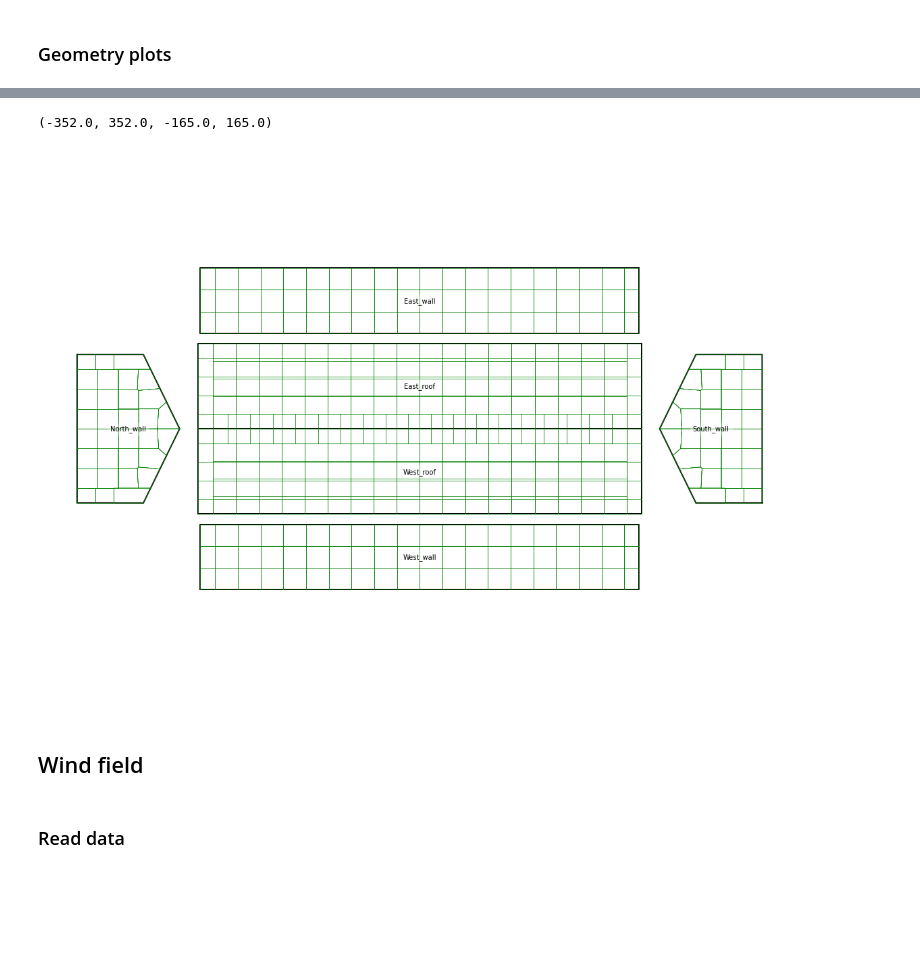
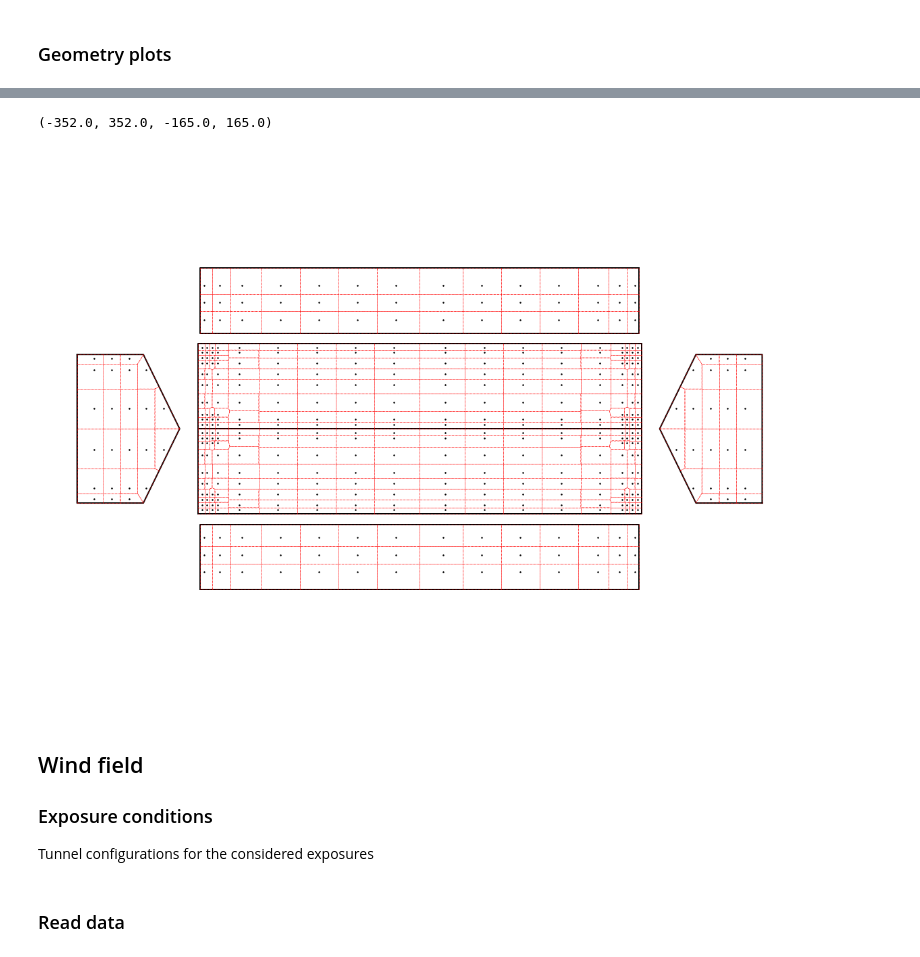
Before and after one commit to Tsinuel/windCalc, a Jupyter notebook: src/lab_NRC_NB.ipynb, the cells around one changed output, grey strips where cells are left out. Drawn from its saved outputs; the diff is of its cells as text; code cells hidden in the pictures; blank space fills up the shorter version.

```diff
--- a/src/lab_NRC_NB.ipynb
+++ b/src/lab_NRC_NB.ipynb
@@ -31,12 +96,24 @@ saveFigs = False
 # %%
-H = 80  # average roof height
-Hr = 97.5  # ridge height
-He = 62.5  # eaves height
+H = 80*wind.mm2m  # average roof height
+Hr = 97.5*wind.mm2m  # ridge height
+He = 62.5*wind.mm2m  # eaves height
 Havg = np.mean([Hr, He])
-B = 410
-D = 138.7
+B = 410*wind.mm2m
+D = 138.7*wind.mm2m
 alpha = 26.1  # roof slope
 
-lScl=0.01
+lScl=1/100.0
+vScl=1/2.78
+tScl=lScl
 
-badTaps = None
+badTaps = {
+    caseNames[0]: [],
+    caseNames[1]: [],
+    caseNames[2]: [],
+    caseNames[3]: [],
+    caseNames[4]: [],
+    caseNames[5]: [],
+    caseNames[6]: [],
+}
+
+print(Havg)
@@ -256,10 +337,10 @@ Indecies of panels within nominalPanelArea within zone with tap weights that do
 # %%
-bldg = wind.bldgCp(bldgName='NRC-NB_1to100_UWO',
+bldg_iso = wind.bldgCp(bldgName='NRC-NB_1to100_UWO',
                 faces=faces,
                 H=H,D=D,B=B,roofSlope=alpha,lScl=lScl,
                 caseName='Basic_No_Portico',
                 badTaps=badTaps,
                 )
-print(bldg.error_in_panels)
-print(bldg.error_in_zones)
+print(bldg_iso.error_in_panels)
+print(bldg_iso.error_in_zones)
 # %% [output]
@@ -298,22 +351,27 @@ print(data)
 # %%
 fig = plt.figure(figsize=[20,15])
 ax = fig.add_subplot()
 
-bldg.plotEdges(ax=ax,showName=True)
-# bldg.plotZones(ax=ax)
-# bldg.plotTaps(ax=ax,showTapNo=False)
-# bldg.plotTribs(ax=ax)
-bldg.plotPanels(ax=ax,aIdx=2)
+bldg_iso.plotEdges(ax=ax,showName=False)
+bldg_iso.plotTaps(ax=ax,showTapNo=False)
+# bldg_iso.plotZones(ax=ax)
+
+bldg_iso.plotTribs(ax=ax)
+# bldg_iso.plotPanels(ax=ax,aIdx=2)
 
 ax.axis('equal')
 ax.axis('off')
 # if saveFigs:
     # fig.savefig(figDir+"tapLayout.svg",format='svg',dpi=1200, bbox_inches='tight')
 # %% [output]
 (-352.0, 352.0, -165.0, 165.0)
-[figure, old version]
+[figure, new version]
-# %% [markdown]
-## Wind field
+# %% [markdown]
+## Wind field
+
+### Exposure conditions
+
+Tunnel configurations for the considered exposures
 # %% [markdown]
 ### Read data
 # %%
```
Also changed, not shown: parts of 31 cells of this notebook, 9 other files.
